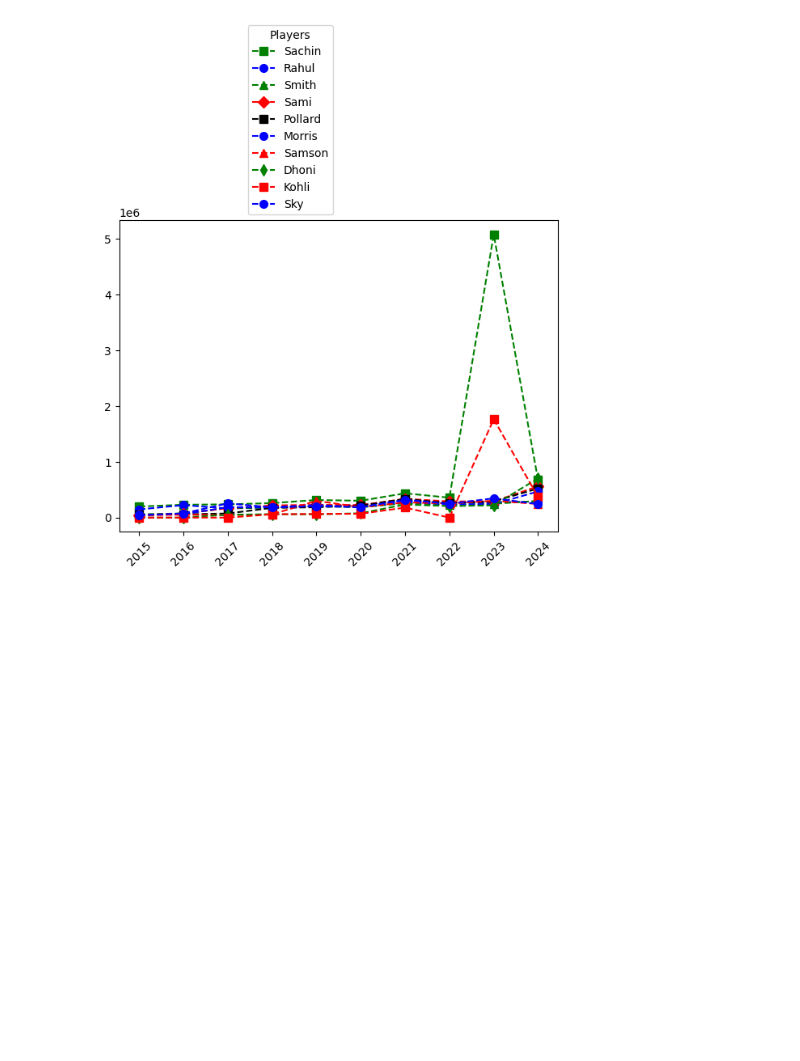
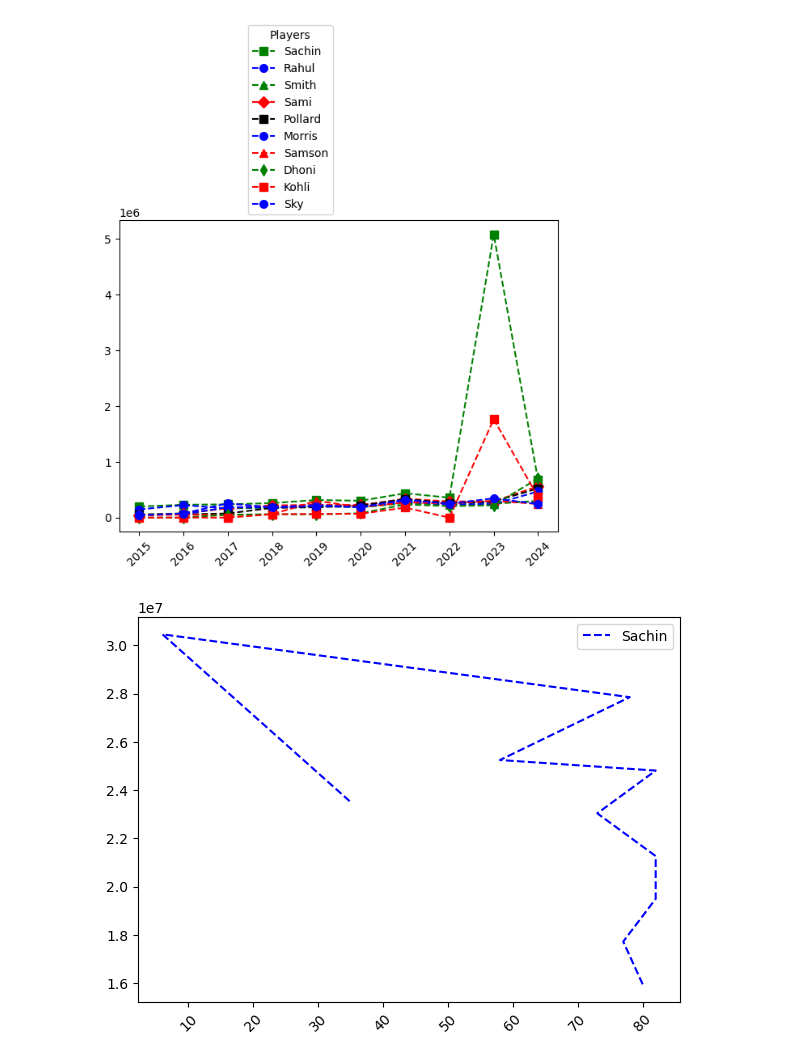
Before and after one commit to code101-wq/Data_Analysis, a Jupyter notebook: numpy_and_plot.ipynb, the cells around one changed output. Drawn from its saved outputs; the diff is of its cells as text; code cells hidden in the pictures; blank space fills up the shorter version.

```diff
--- a/numpy_and_plot.ipynb
+++ b/numpy_and_plot.ipynb
@@ -526,3 +526,11 @@ plt.xticks(list(range(0,10)), Seasons,rotation=45)
 plt.show()
 # %% [output]
 [figure]
+# %%
+# Plotting Salary vs Games for Sachin_G
+plt.plot(Sachin_G, Sachin_Salary, c = 'b', ls='--', label=Players[0])
+plt.xticks(rotation=45)
+plt.legend()
+plt.show()
+# %% [output]
+[figure, added]
```
Also changed, not shown: parts of 1 cell of this notebook.
